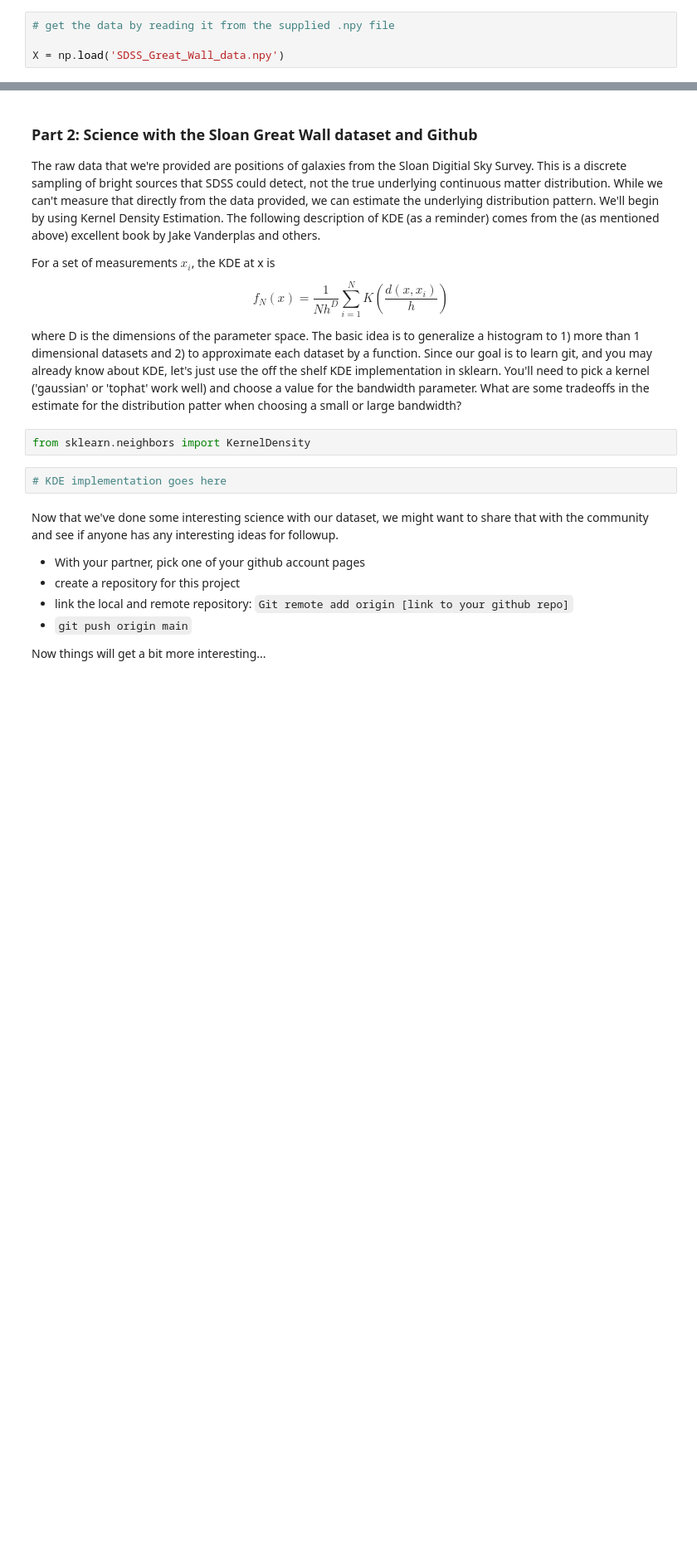
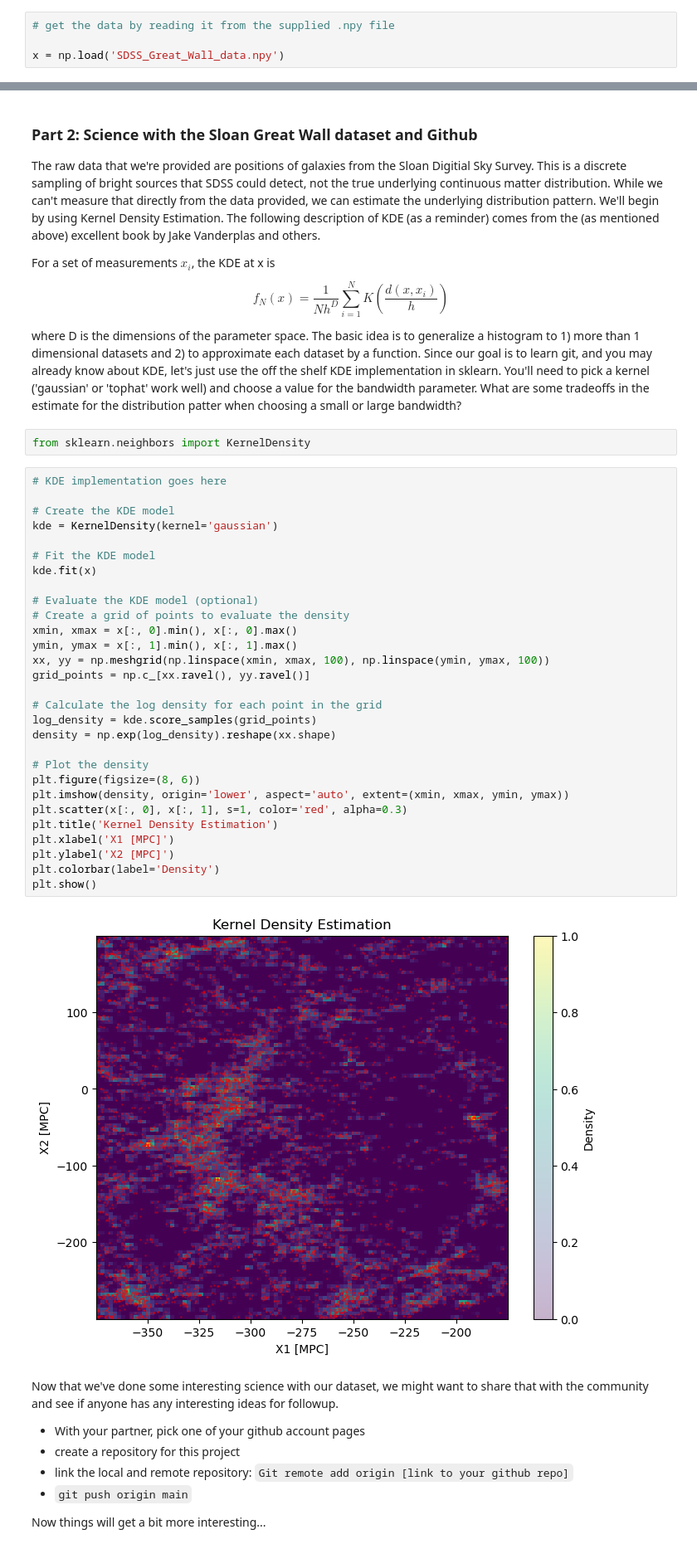
Before and after one commit to dyahalomi/dsfp_session21_tests, a Jupyter notebook: DSFP_intro_2_git.ipynb, the cells around one changed output, grey strips where cells are left out. Shown at 83% size. Cells and saved outputs as stored; diff of their text form; blank space fills up the shorter version.

```diff
--- a/DSFP_intro_2_git.ipynb
+++ b/DSFP_intro_2_git.ipynb
@@ -17,7 +17,7 @@ Intel MKL WARNING: Support of Intel(R) Streaming SIMD Extensions 4.2 (Intel(R) S
 # %%
 # get the data by reading it from the supplied .npy file
 
-X = np.load('SDSS_Great_Wall_data.npy')
+x = np.load('SDSS_Great_Wall_data.npy')
 # %% [markdown]
 Now we have some code and an idea of what the project we'll working on will be, so let's go ahead and create the repository and make our first commit. Normally commits will only be done after you've done a bit more work than some imports and a line of code to grad the data, but we're learning how to use git here!
 
@@ -88,6 +88,35 @@ where D is the dimensions of the parameter space. The basic idea is to generaliz
 from sklearn.neighbors import KernelDensity
 # %%
 # KDE implementation goes here
+
+# Create the KDE model
+kde = KernelDensity(kernel='gaussian')
+
+# Fit the KDE model
+kde.fit(x)
+
+# Evaluate the KDE model (optional)
+# Create a grid of points to evaluate the density
+xmin, xmax = x[:, 0].min(), x[:, 0].max()
+ymin, ymax = x[:, 1].min(), x[:, 1].max()
+xx, yy = np.meshgrid(np.linspace(xmin, xmax, 100), np.linspace(ymin, ymax, 100))
+grid_points = np.c_[xx.ravel(), yy.ravel()]
+
+# Calculate the log density for each point in the grid
+log_density = kde.score_samples(grid_points)
+density = np.exp(log_density).reshape(xx.shape)
+
+# Plot the density
+plt.figure(figsize=(8, 6))
+plt.imshow(density, origin='lower', aspect='auto', extent=(xmin, xmax, ymin, ymax))
+plt.scatter(x[:, 0], x[:, 1], s=1, color='red', alpha=0.3)
+plt.title('Kernel Density Estimation')
+plt.xlabel('X1 [MPC]')
+plt.ylabel('X2 [MPC]')
+plt.colorbar(label='Density')
+plt.show()
+# %% [output]
+[figure, added]
 # %% [markdown]
 Now that we've done some interesting science with our dataset, we might want to share that with the community and see if anyone has any interesting ideas for followup.
 
```
Also changed, not shown: parts of 1 cell of this notebook.
